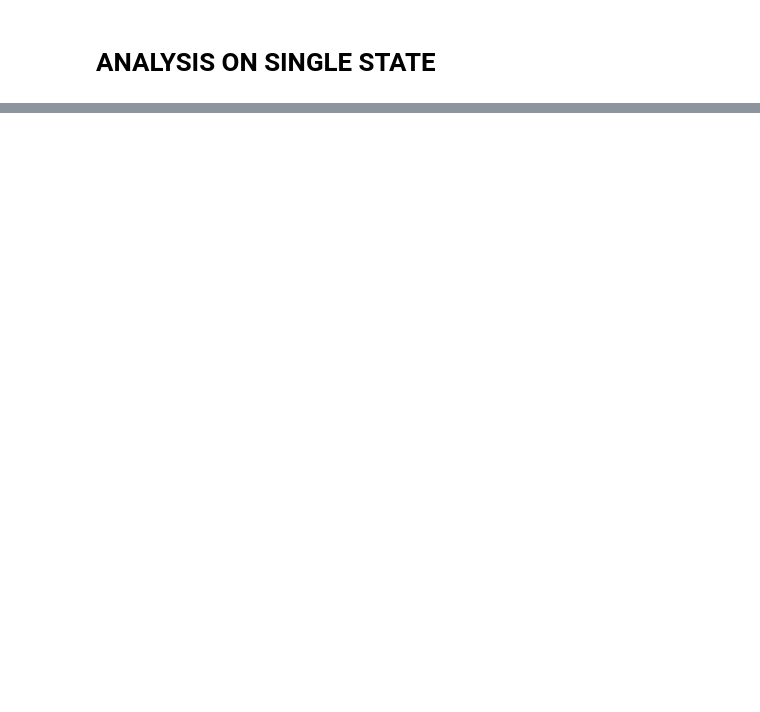
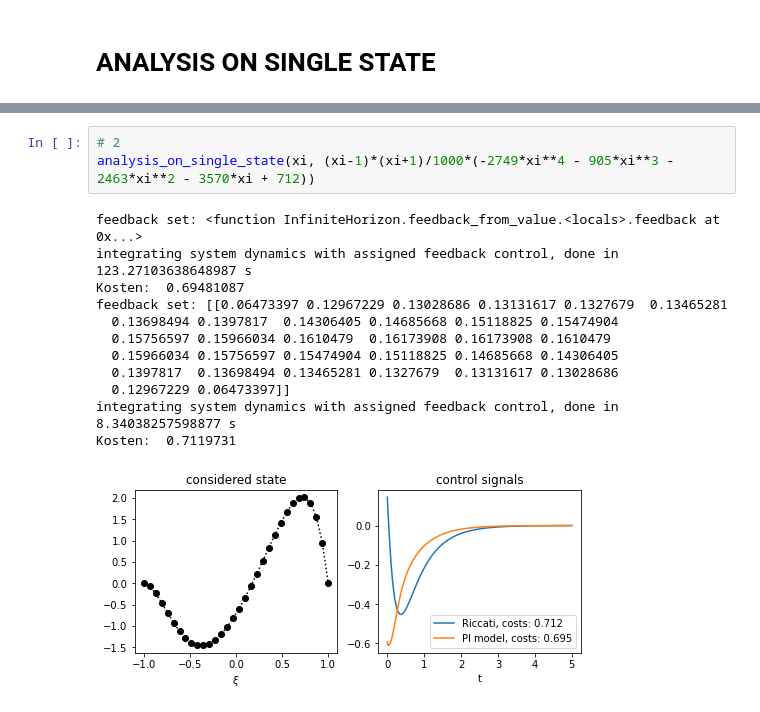
Before and after one commit to antonscharton/infinite-horizon-hjb-nn, a Jupyter notebook: example_reactiondiffusion.ipynb, the cells around one changed output, grey strips where cells are left out. Cells and saved outputs as stored; diff of their text form; blank space fills up the shorter version.

```diff
--- a/example_reactiondiffusion.ipynb
+++ b/example_reactiondiffusion.ipynb
@@ -231,0 +197,16 @@ Kosten:  0.7119731
+# %%
+# 2
+analysis_on_single_state(xi, (xi-1)*(xi+1)/1000*(-2749*xi**4 - 905*xi**3 - 2463*xi**2 - 3570*xi + 712))
+# %% [output]
+feedback set: <function InfiniteHorizon.feedback_from_value.<locals>.feedback at 0x...>
+integrating system dynamics with assigned feedback control, done in 123.27103638648987 s
+Kosten:  0.69481087
+feedback set: [[0.06473397 0.12967229 0.13028686 0.13131617 0.1327679  0.13465281
+  0.13698494 0.1397817  0.14306405 0.14685668 0.15118825 0.15474904
+  0.15756597 0.15966034 0.1610479  0.16173908 0.16173908 0.1610479
+  0.15966034 0.15756597 0.15474904 0.15118825 0.14685668 0.14306405
+  0.1397817  0.13698494 0.13465281 0.1327679  0.13131617 0.13028686
+  0.12967229 0.06473397]]
+integrating system dynamics with assigned feedback control, done in 8.34038257598877 s
+Kosten:  0.7119731
+[figure, added]
```
Also changed, not shown: parts of 6 cells of this notebook, 2 other files.
